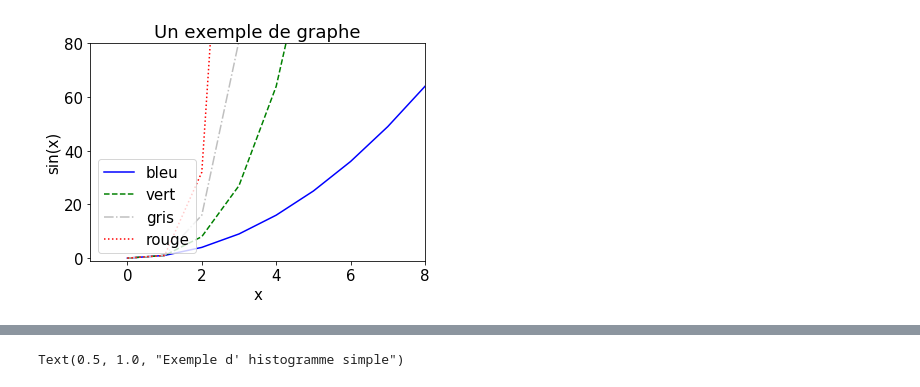
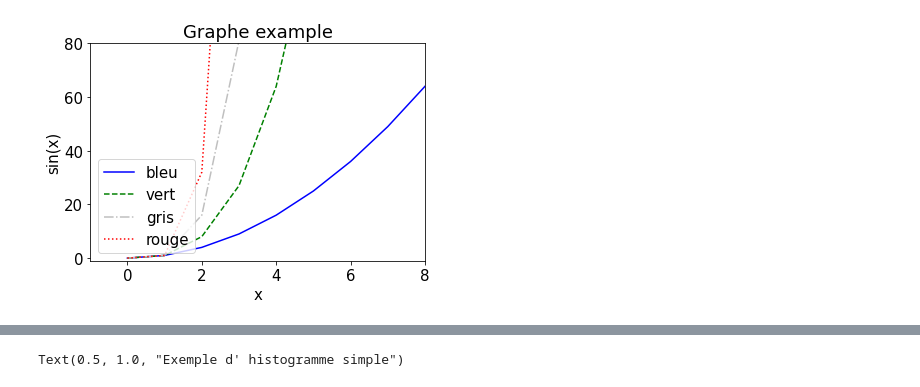
Before and after one commit to sophietheis/CoursPython, a Jupyter notebook: 05-Matplotlib.ipynb, the cells around one changed output, grey strips where cells are left out. Drawn from its saved outputs; the diff is of its cells as text; code cells hidden in the pictures.

```diff
--- a/05-Matplotlib.ipynb
+++ b/05-Matplotlib.ipynb
@@ -21,32 +21,32 @@ ax.plot(x, x**2);
 # %%
-# Chanegr la taille de police par défaut
+# Change default police size
 plt.rcParams.update({'font.size': 15})
 
 fig = plt.figure()
 ax = plt.axes()
-# Couleur spécifiée par son nom, ligne solide
+# Colour specified by name, solid line
 plt.plot(x, x**2, color='blue', linestyle='solid', label='bleu')
-# Nom court pour la couleur, ligne avec des traits
+# Short name for the colour, line with dashes
 plt.plot(x,x**3, color='g', linestyle='dashed', label='vert')
-# Valeur de gris entre 0 et 1, des traits et des points
+# Grey value between 0 and 1, lines and dots
 plt.plot(x, x**4, color='0.75', linestyle='dashdot', label='gris')
-# Couleur spécifié en RGB, avec des points
+# Colour specified in RGB, with dots
 plt.plot(x, x**5, color='#FF0000', linestyle='dotted', label='rouge')
 
-# Les limites des axes, essayez aussi les arguments 'tight' et 'equal'
-# pour voir leur effet
+# Axis boundaries, try also the 'tight' and 'equal' arguments
+# to see their effect
 plt.axis([-1, 8, -1, 80]);
 
-# Les labels
-plt.title("Un exemple de graphe")
+# Labels
+plt.title("Graphe example")
 
-# La légende est générée à partir de l'argument label de la fonctio
-# plot. L'argument loc spécifie le placement de la légende
+# The legend is generated from the label argument of the plot function.
+# The loc argument specifies the placement of the legend
 plt.legend(loc='lower left');
 
-# Titres des axes
+# Axis titles
 ax = ax.set(xlabel='x', ylabel='sin(x)')
 # %% [output]
-[figure, old version]
+[figure, new version]
 # %%
 # Barplot
```
Also changed, not shown: parts of 7 cells of this notebook, 17 other files.
